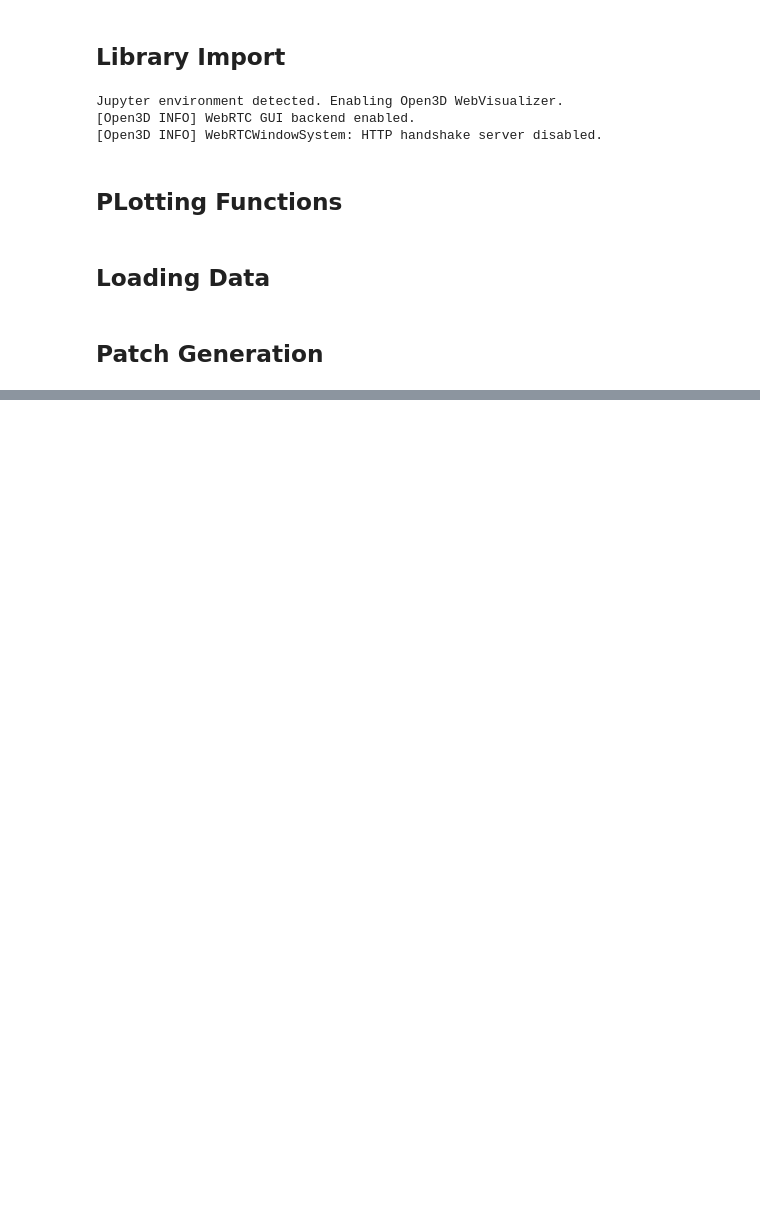
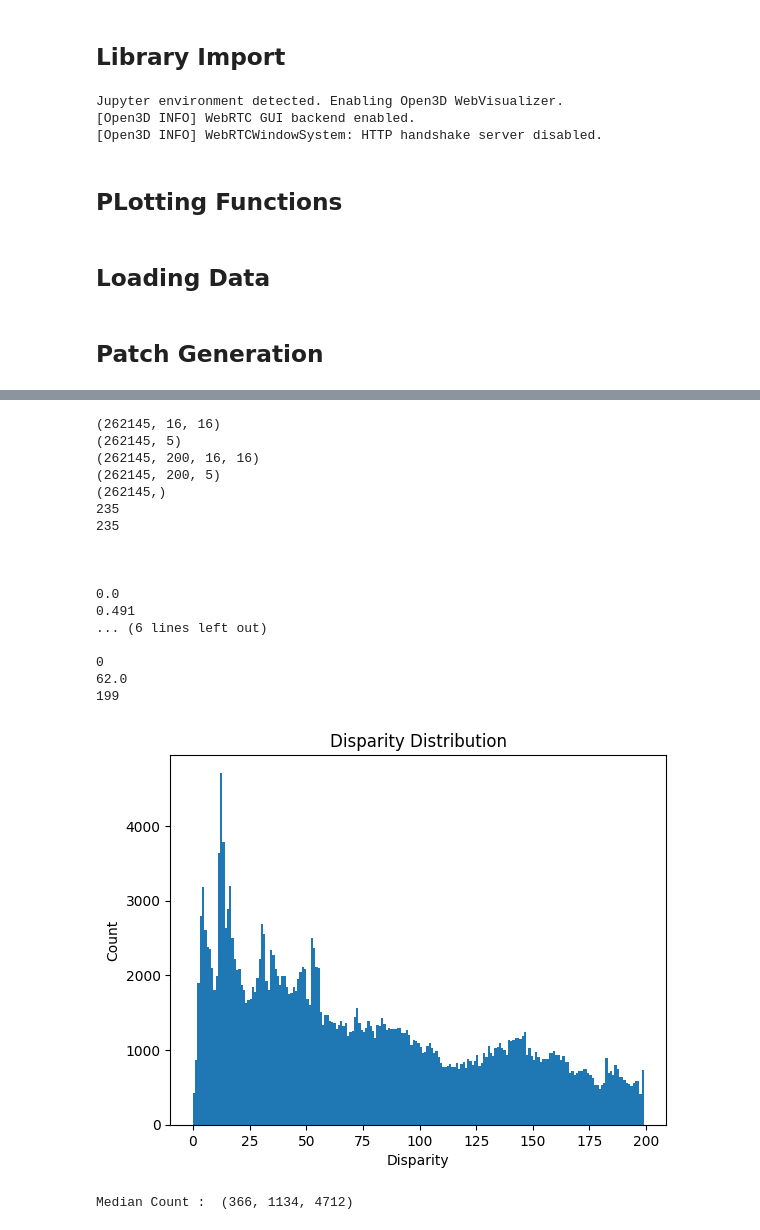
Before and after one commit to Blaze-Leo/Stereo-Reconstruction, a Jupyter notebook: Code/ml_texture/create_dataset/load_raw_dataset.ipynb, the cells around one changed output, grey strips where cells are left out. Saved outputs shown, nothing was run; the diff lists cells and outputs as text; code cells hidden in the pictures; blank space fills up the shorter version.

Commit message:
lowered down dimensions of disparity

```diff
--- a/Code/ml_texture/create_dataset/load_raw_dataset.ipynb
+++ b/Code/ml_texture/create_dataset/load_raw_dataset.ipynb
@@ -378,4 +380,6 @@ sample_target = int((2**17+2)*(10/8))
 # %%
+
+
 train_path = dataset_path+"train/"
 test_path = dataset_path+"test/"
 
@@ -384,7 +388,77 @@ test_split=int(0.2*sample_target)
 
 patch_list, patch_feat, strip_list, strip_feat, disp_list = generate_patches_strips(train_path,global_patch_shape,
                                                                                     target=train_split,max_disp=maximum_disparity,
+                                                                                    min_disp=minimum_disparity,
                                                                                     feat_dim=feat_dim,disp_skip=d_skip,
                                                                                     maximum_tries=1000000)
+
 # patch_list, disp_list, strip_list = generate_patches_strips(test_path,global_patch_shape,target=test_split,max_disp=maximum_disparity,maximum_tries=100000)
+# %%
+
+
+print(patch_list.shape)
+print(patch_feat.shape)
+print(strip_list.shape)
+print(strip_feat.shape)
+print(disp_list.shape)
+print(maximum_disparity)
+print(maximum_disparity//(d_skip+1))
+
+for i in range(0,0):
+
+    disp = disp_list[i]
+
+    image_array = patch_list[i]
+    strip_arr = strip_list[i][disp]
+    display_image_array(image_array*255)
+    display_image_array(strip_arr*255)
+
+    print(patch_feat[i])
+    print(strip_feat[i][disp])
+    print("Error : ",np.mean(np.abs(strip_feat[i][disp]-patch_feat[i])))
+    print(disp*(d_skip+1)+minimum_disparity)
+
+print("\n\n")
+
+print(np.min(patch_feat))
+print(np.median(patch_feat))
+print(np.max(patch_feat))
+print(np.min(strip_feat))
+print(np.median(strip_feat))
+print(np.max(strip_feat))
+
+print("\n\n")
+
+print(np.min(disp_list))
+print(np.median(disp_list))
+print(np.max(disp_list))
+
+
+classes = np.unique(disp_list)
+
+import matplotlib.pyplot as plt
+plt.hist(disp_list, bins=np.arange(disp_list.min(), disp_list.max()+1))
+plt.title("Disparity Distribution")
+plt.xlabel("Disparity")
+plt.ylabel("Count")
+plt.show()
+# %% [output]
+(262145, 16, 16)
+(262145, 5)
+(262145, 200, 16, 16)
+(262145, 200, 5)
+(262145,)
+235
+235
+
+
+
+0.0
+0.491
+... (6 lines left out)
+
+0
+62.0
+199
+[figure, added]
 # %%
@@ -395,0 +539,6 @@ patch_list, patch_feat, strip_list, strip_feat, disp_list = generate_patches_str
+# %%
+index_dict,count_stat = create_index_dict(disp_list)
+
+print("Median Count : ",count_stat)
+# %% [output]
+Median Count :  (366, 1134, 4712)
```
Also changed, not shown: parts of 8 cells of this notebook, 2 other files.
